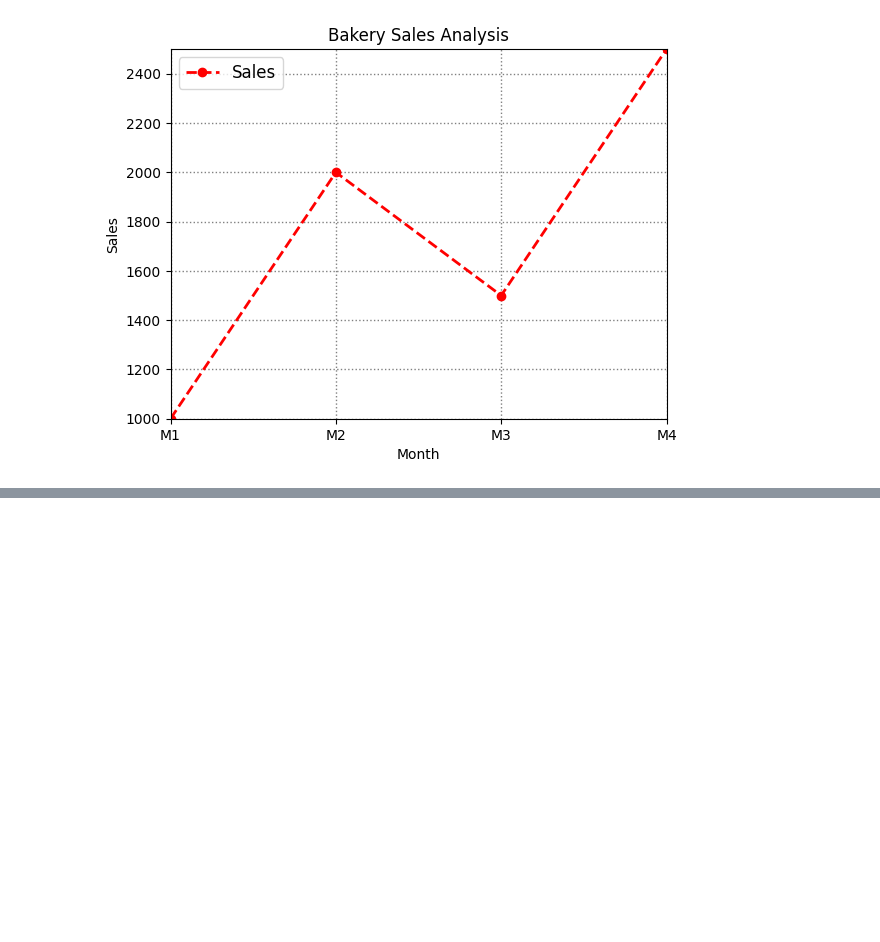
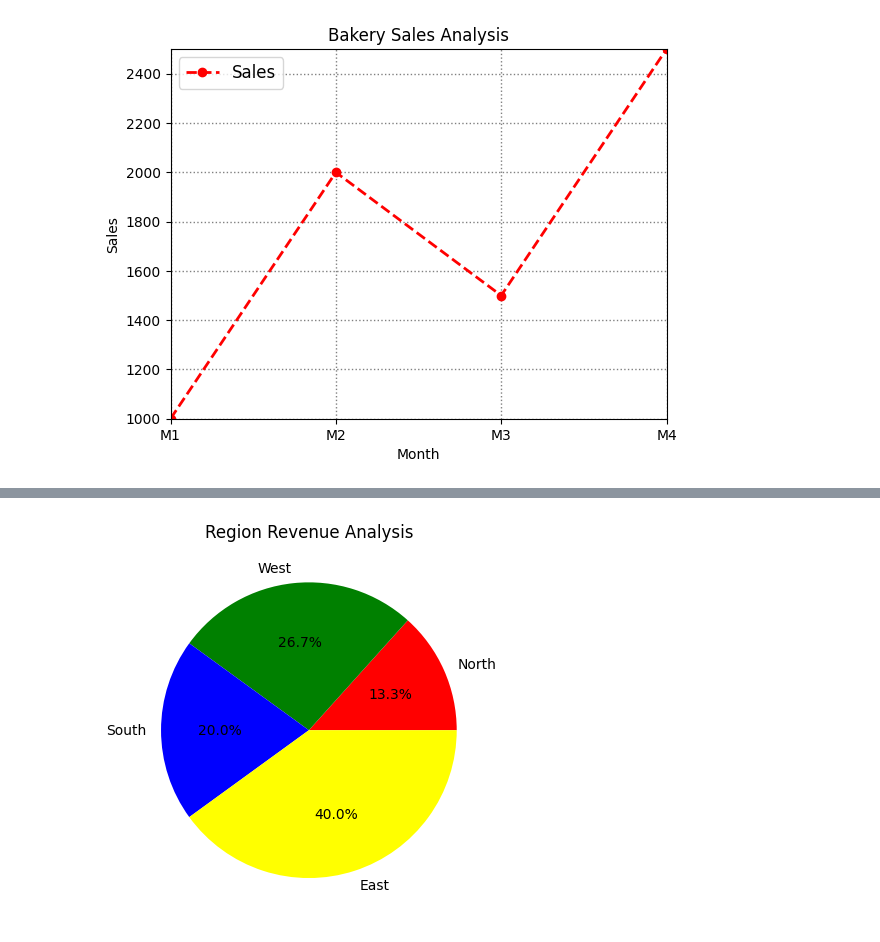
Before and after one commit to Vikram-0401/Python_Projects, a Jupyter notebook: Aiml.ipynb, the cells around one changed output, grey strips where cells are left out. Saved outputs shown, nothing was run; the diff lists cells and outputs as text; code cells hidden in the pictures; blank space fills up the shorter version.

```diff
--- a/Aiml.ipynb
+++ b/Aiml.ipynb
@@ -1107,0 +1124,13 @@ plt.show()
+# %%
+# pie -> prepotion distribution & whole distribution
+
+import matplotlib.pyplot as plt
+
+regions = ['North', 'West', 'South', 'East']
+revenue = [1000, 2000, 1500, 3000]
+
+plt.pie(revenue, labels=regions, autopct='%1.1f%%', colors=['red', 'green', 'blue', 'yellow']) # autopct -> for accurate/exact value
+plt.title('Region Revenue Analysis')
+plt.show()
+# %% [output]
+[figure, added]
```
Also changed, not shown: parts of 2 cells of this notebook.
